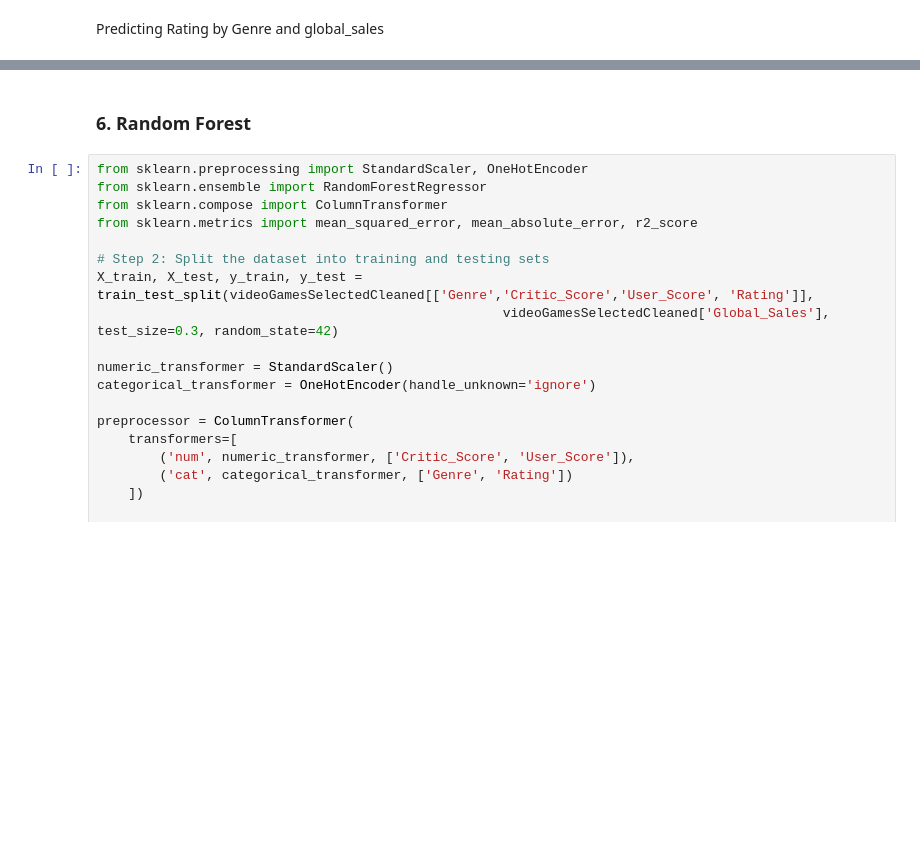
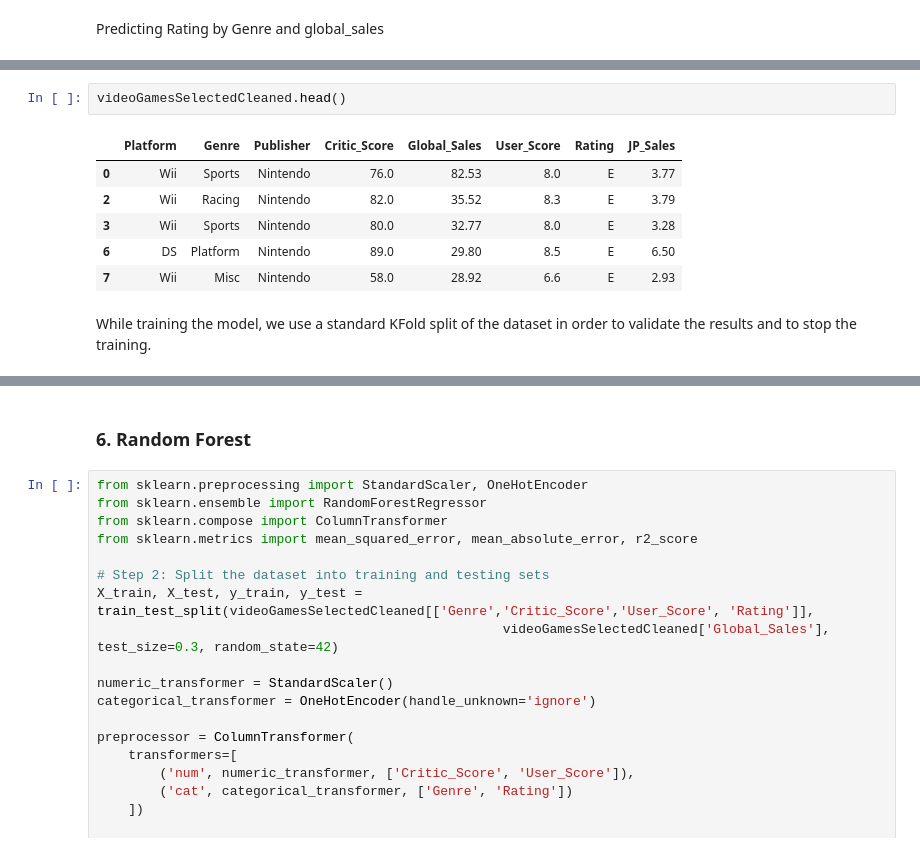
Before and after one commit to jin-qingyang/sc1015_mini_project, a Jupyter notebook: project_version2 3.30.08 PM.ipynb, the cells around one changed output, grey strips where cells are left out. Drawn from its saved outputs; the diff is of its cells as text; blank space fills up the shorter version.

```diff
--- a/project_version2 3.30.08 PM.ipynb
+++ b/project_version2 3.30.08 PM.ipynb
@@ -655,0 +599,11 @@ A negative R-squared score means that the model is performing worse than a simpl
+# %%
+videoGamesSelectedCleaned.head()
+# %% [output]
+|  | Platform | Genre | Publisher | Critic_Score | Global_Sales | User_Score | Rating | JP_Sales |
+| 0 | Wii | Sports | Nintendo | 76.0 | 82.53 | 8.0 | E | 3.77 |
+| 2 | Wii | Racing | Nintendo | 82.0 | 35.52 | 8.3 | E | 3.79 |
+| 3 | Wii | Sports | Nintendo | 80.0 | 32.77 | 8.0 | E | 3.28 |
+| 6 | DS | Platform | Nintendo | 89.0 | 29.80 | 8.5 | E | 6.50 |
+| 7 | Wii | Misc | Nintendo | 58.0 | 28.92 | 6.6 | E | 2.93 |
+# %% [markdown]
+While training the model, we use a standard KFold split of the dataset in order to validate the results and to stop the training.
```
Also changed, not shown: parts of 81 cells of this notebook.
